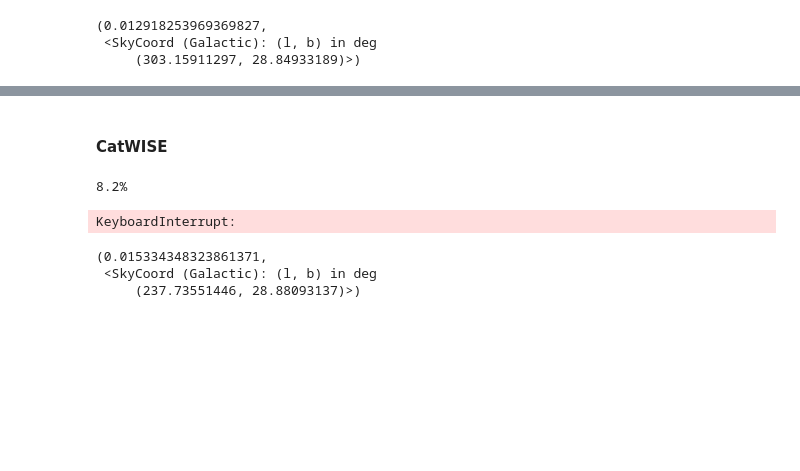
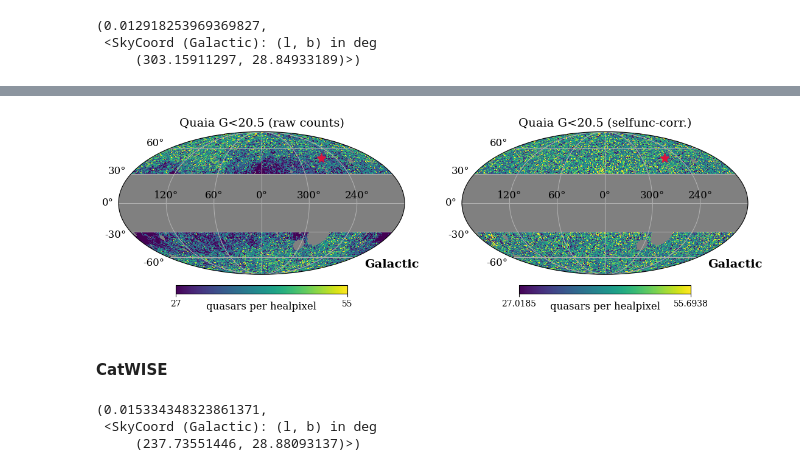
Before and after one commit to abbyw24/lss-dipoles, a Jupyter notebook: notebooks/paper_plots.ipynb, the cells around one changed output, grey strips where cells are left out. Saved outputs shown, nothing was run; the diff lists cells and outputs as text; code cells hidden in the pictures; blank space fills up the shorter version.

```diff
--- a/notebooks/paper_plots.ipynb
+++ b/notebooks/paper_plots.ipynb
@@ -76,0 +78,29 @@ tools.label_coord('Galactic', fs=14)
+# %%
+# Quaia G<20.5
+selfunc_quaia_205 = gm.get_selfunc_map('quaia_G20.5_orig', nside=nside_hi, blim=blim)
+# load catalog
+qmap_raw = tools.load_catalog_as_map(f'../data/catalogs/quaia/quaia_G20.5.fits', frame='icrs', nside=nside_hi)
+# mask
+small_masks = fitsio.read(f'../data/masks/mask_master_hpx_r1.0.fits')
+quaia_205 = qmap_raw * small_masks * tools.get_galactic_plane_mask(blim, nside=nside_hi, frame='icrs')
+quaia_205[quaia_205 == 0.] = np.nan
+# correct by selfunc
+quaia_205_corr = quaia_205 / selfunc_quaia_205
+# convert to overdensity map
+odmap_quaia_205_corr = quaia_205_corr / np.nanmean(quaia_205_corr) - 1
+# %%
+# plot
+fig = plt.figure(figsize=(11,4))
+kwargs = dict(coord=['C','G'], cmap='viridis', unit='quasars per healpixel', fig=fig, graticule=True, graticule_labels=True)#, badcolor='w')
+mean, std = np.nanmean(quaia_205), np.nanstd(quaia_205)
+hp.projview(quaia_205, min=27, max=55, title='Quaia G<20.5 (raw counts)', sub=(1,2,1), **kwargs)
+# tools.plot_marker(dipdir.galactic.l, dipdir.galactic.b, marker='*', color='white', mec='k', ms=12)
+tools.plot_marker(cmb_dipdir.galactic.l, cmb_dipdir.galactic.b, marker='*', color='crimson', ms=11)
+tools.label_coord('Galactic', fs=14)
+mean, std = np.nanmean(quaia_205_corr), np.nanstd(quaia_205_corr)
+hp.projview(quaia_205_corr, min=mean-2*std, max=mean+2*std, title='Quaia G<20.5 (selfunc-corr.)', sub=(1,2,2), **kwargs)
+# tools.plot_marker(dipdir.galactic.l, dipdir.galactic.b, marker='*', color='white', mec='k', ms=12)
+tools.plot_marker(cmb_dipdir.galactic.l, cmb_dipdir.galactic.b, marker='*', color='crimson', ms=11)
+tools.label_coord('Galactic', fs=14)
+# %% [output]
+[figure, added]
@@ -91,15 +145,11 @@ catwise_qmap_smoothed = np.load(os.path.join(resdir, '../data/catalogs/catwise_a
 catwise_qmap_corr_elatcorr = catwise_qmap / selfunc_catwise_elatcorr
 catwise_qmap_corr_zodi = catwise_qmap / selfunc_catwise_zodi
 # selfunc-corrected and smoothed
-# catwise_qmap_corr_smoothed = np.load(os.path.join(resdir, '../data/catalogs/catwise_agns/catwise_agns_masked_corr_smoothed_1sr.npy'))
-# catwise_qmap_corr_elatcorr_smoothed = tools.smooth_map(catwise_qmap_corr_elatcorr, sr=1)
-catwise_qmap_corr_zodi_smoothed = tools.smooth_map(catwise_qmap_corr_zodi, sr=1)
+catwise_qmap_corr_elatcorr_smoothed = np.load(os.path.join(resdir, '../data/catalogs/catwise_agns/catwise_agns_masked_corr_elatcorr_smoothed_1sr.npy'))
+catwise_qmap_corr_zodi_smoothed = np.load(os.path.join(resdir, '../data/catalogs/catwise_agns/catwise_agns_masked_corr_zodi_smoothed_1sr.npy'))
 
 # base rate for mocks
 base_rate_catwise = 77.4495
-# %% [output]
-8.2%
-KeyboardInterrupt:
 # %%
 # hp.fit_dipole result with elatcorr (should match S21 result)
 hp_dipole_catwise = hp.fit_dipole(catwise_qmap_corr_elatcorr)[1] / hp.fit_dipole(catwise_qmap_corr_elatcorr)[0]  # returns monopole and then 3 dipole components
```
Also changed, not shown: parts of 44 cells of this notebook, 3 other files.
